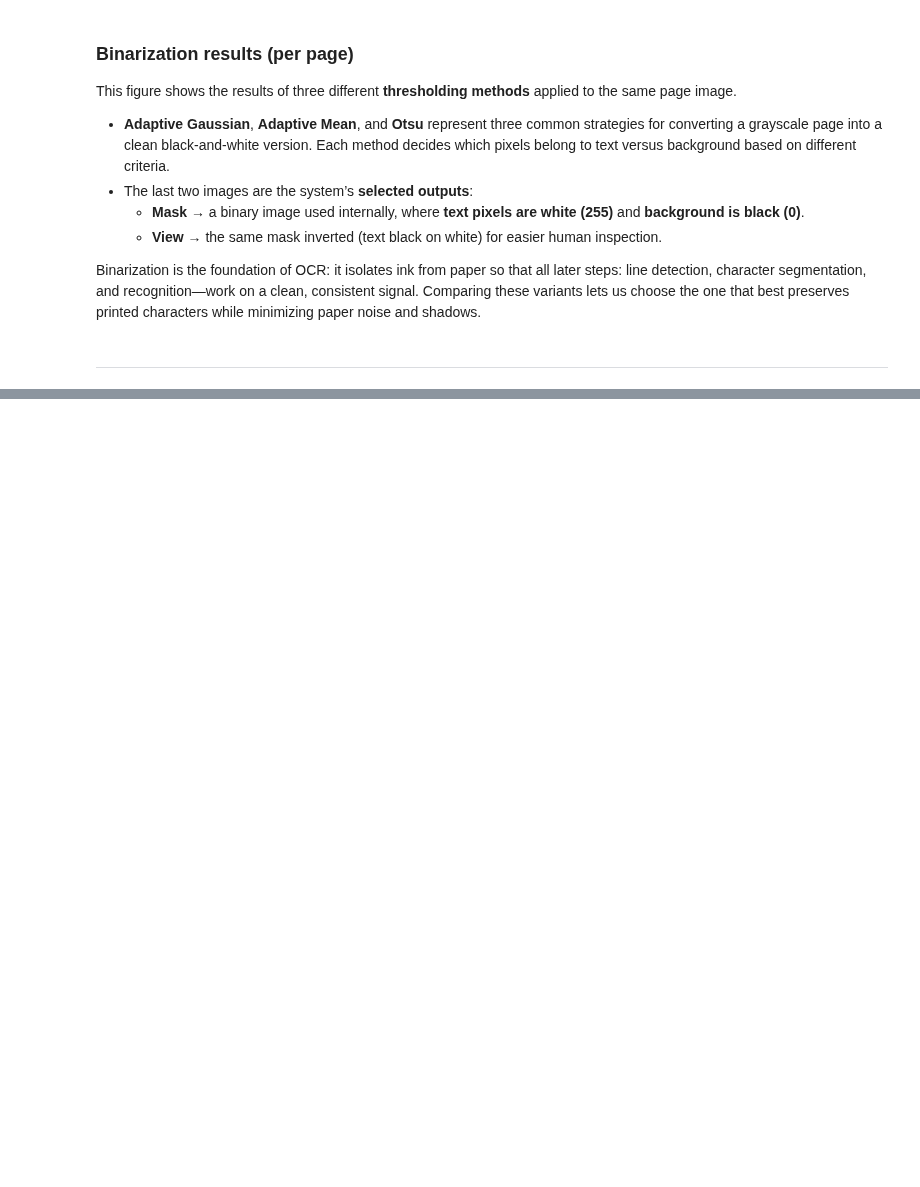
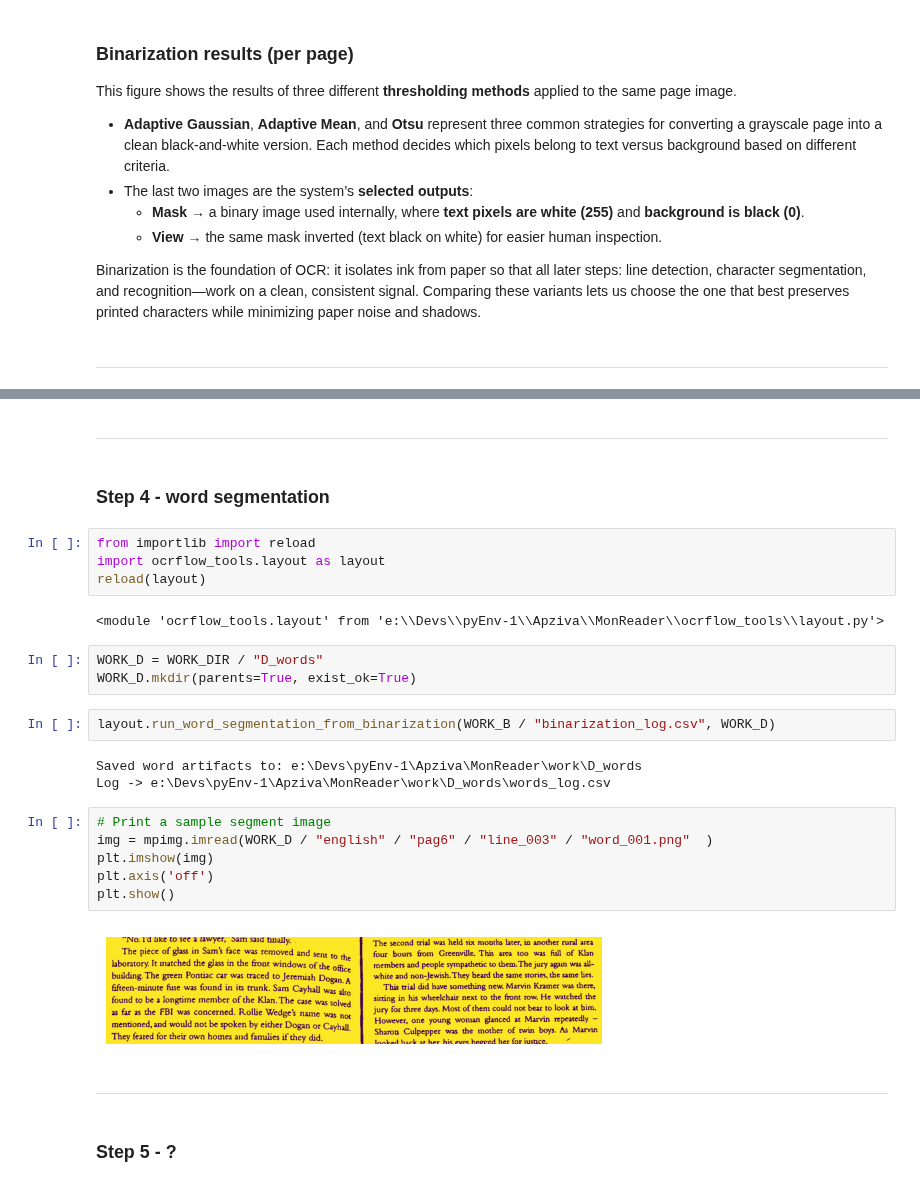
Before and after one commit to FederCO23/MonReader, a Jupyter notebook: MonReader_part2.ipynb, the cells around one changed output, grey strips where cells are left out. Saved outputs shown, nothing was run; the diff lists cells and outputs as text; blank space fills up the shorter version.

```diff
--- a/MonReader_part2.ipynb
+++ b/MonReader_part2.ipynb
@@ -161,0 +239,30 @@ Binarization is the foundation of OCR: it isolates ink from paper so that all la
+# %% [markdown]
+----
+# %% [markdown]
+### Step 4 - word segmentation
+# %%
+from importlib import reload
+import ocrflow_tools.layout as layout
+reload(layout)
+# %% [output]
+<module 'ocrflow_tools.layout' from 'e:\\Devs\\pyEnv-1\\Apziva\\MonReader\\ocrflow_tools\\layout.py'>
+# %%
+WORK_D = WORK_DIR / "D_words"
+WORK_D.mkdir(parents=True, exist_ok=True)
+# %%
+layout.run_word_segmentation_from_binarization(WORK_B / "binarization_log.csv", WORK_D)
+# %% [output]
+Saved word artifacts to: e:\Devs\pyEnv-1\Apziva\MonReader\work\D_words
+Log -> e:\Devs\pyEnv-1\Apziva\MonReader\work\D_words\words_log.csv
+# %%
+# Print a sample segment image
+img = mpimg.imread(WORK_D / "english" / "pag6" / "line_003" / "word_001.png"  )
+plt.imshow(img)
+plt.axis('off')
+plt.show()
+# %% [output]
+[figure, added]
+# %% [markdown]
+----
+# %% [markdown]
+### Step 5 - ?
```
Also changed, not shown: parts of 12 cells of this notebook.
